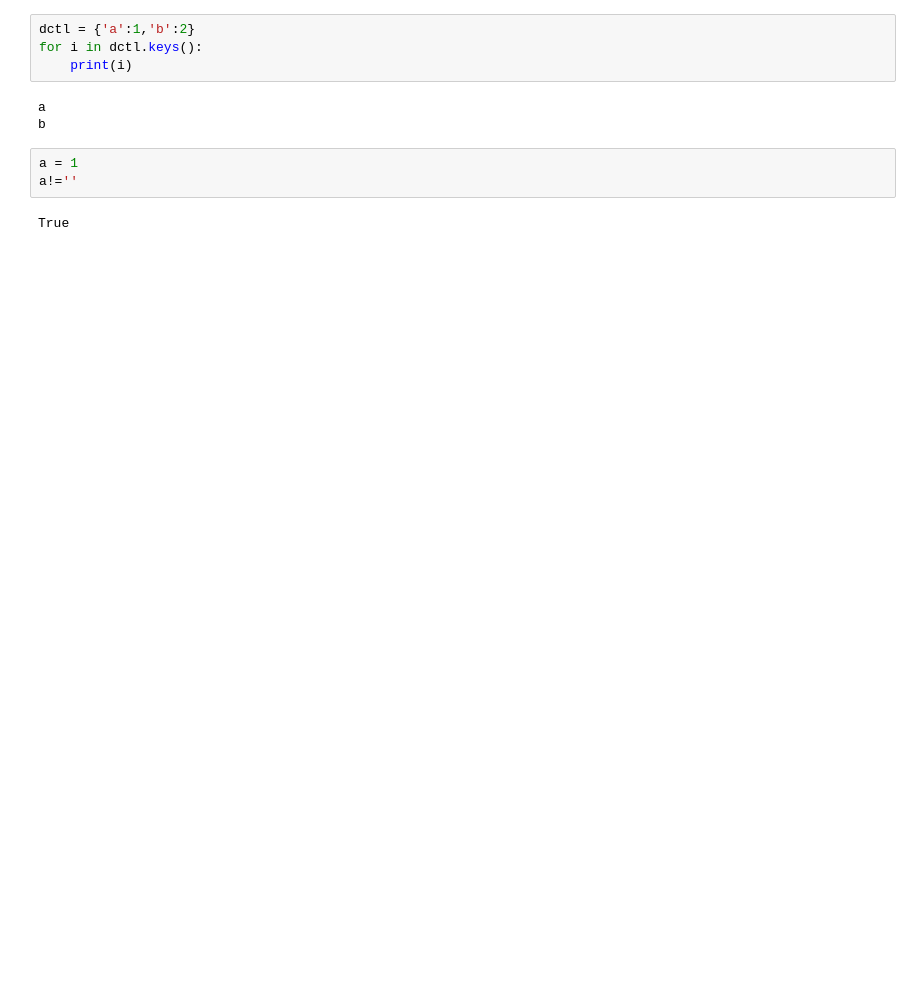
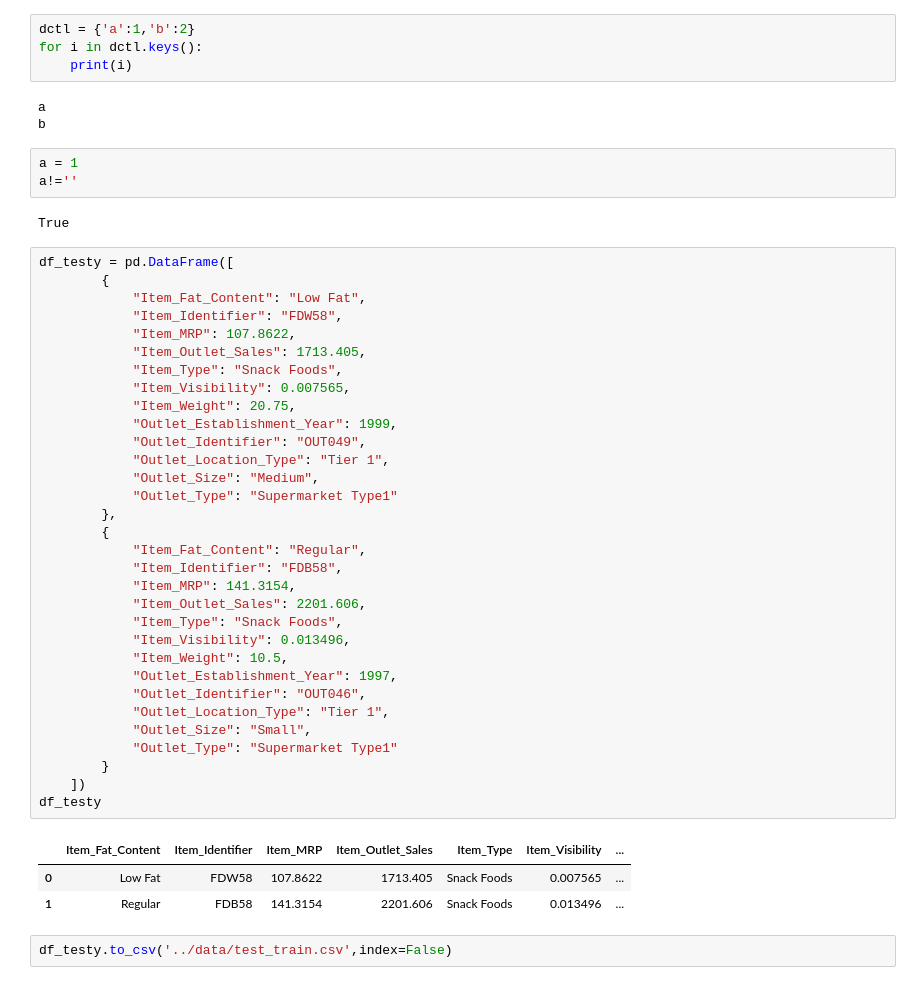
Before and after one commit to shubhamkulkarni1947/Store_Sales_Prediction, a Jupyter notebook: notebooks/test.ipynb, the cells around one changed output. Saved outputs shown, nothing was run; the diff lists cells and outputs as text; blank space fills up the shorter version.

Commit message:
# Fixed bugs
# Fixed training bug
# fixed prediction bugs
# fixed db issue
# fixed other known issues

```diff
--- a/notebooks/test.ipynb
+++ b/notebooks/test.ipynb
@@ -195,3 +196,41 @@ a = 1
 a!=''
 # %% [output]
 True
+# %%
+df_testy = pd.DataFrame([
+        {
+            "Item_Fat_Content": "Low Fat",
+            "Item_Identifier": "FDW58",
+            "Item_MRP": 107.8622,
+            "Item_Outlet_Sales": 1713.405,
+            "Item_Type": "Snack Foods",
+            "Item_Visibility": 0.007565,
+            "Item_Weight": 20.75,
+            "Outlet_Establishment_Year": 1999,
+            "Outlet_Identifier": "OUT049",
+            "Outlet_Location_Type": "Tier 1",
+            "Outlet_Size": "Medium",
+            "Outlet_Type": "Supermarket Type1"
+        },
+        {
+            "Item_Fat_Content": "Regular",
+            "Item_Identifier": "FDB58",
+            "Item_MRP": 141.3154,
+            "Item_Outlet_Sales": 2201.606,
+            "Item_Type": "Snack Foods",
+            "Item_Visibility": 0.013496,
+            "Item_Weight": 10.5,
+            "Outlet_Establishment_Year": 1997,
+            "Outlet_Identifier": "OUT046",
+            "Outlet_Location_Type": "Tier 1",
+            "Outlet_Size": "Small",
+            "Outlet_Type": "Supermarket Type1"
+        }
+    ])
+df_testy
+# %% [output]
+|  | Item_Fat_Content | Item_Identifier | Item_MRP | Item_Outlet_Sales | Item_Type | Item_Visibility | ... |
+| 0 | Low Fat | FDW58 | 107.8622 | 1713.405 | Snack Foods | 0.007565 | ... |
+| 1 | Regular | FDB58 | 141.3154 | 2201.606 | Snack Foods | 0.013496 | ... |
+# %%
+df_testy.to_csv('../data/test_train.csv',index=False)
```
Also changed, not shown: parts of 5 cells of this notebook, 17 other files.
